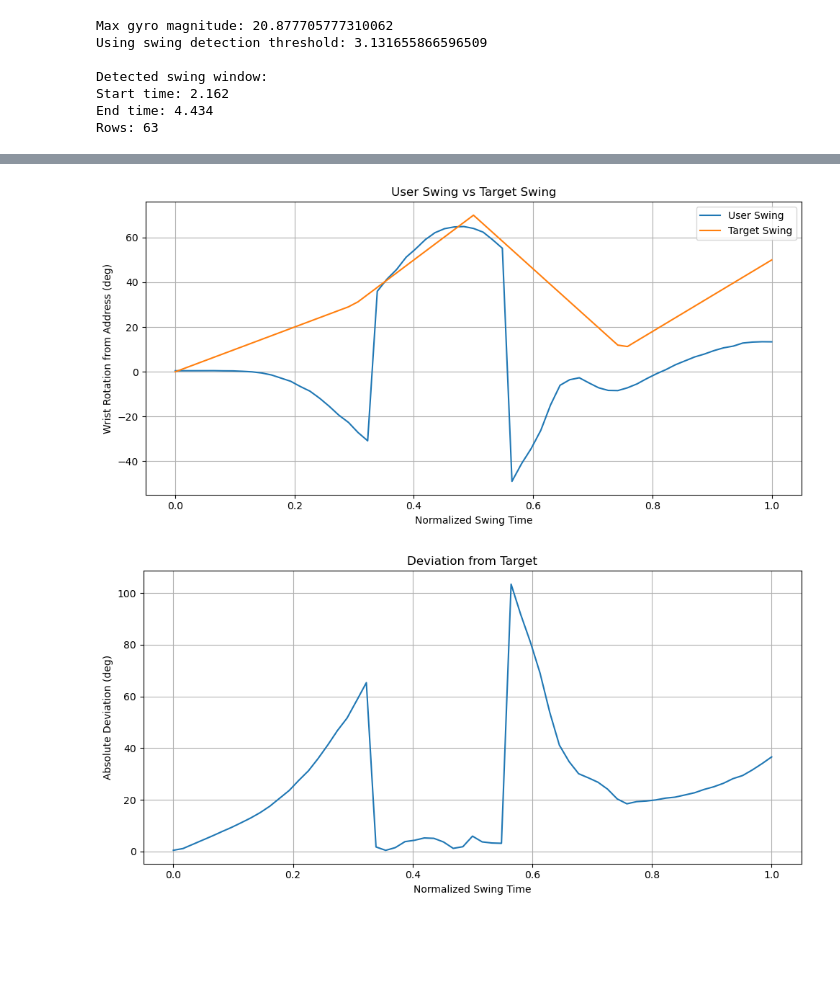
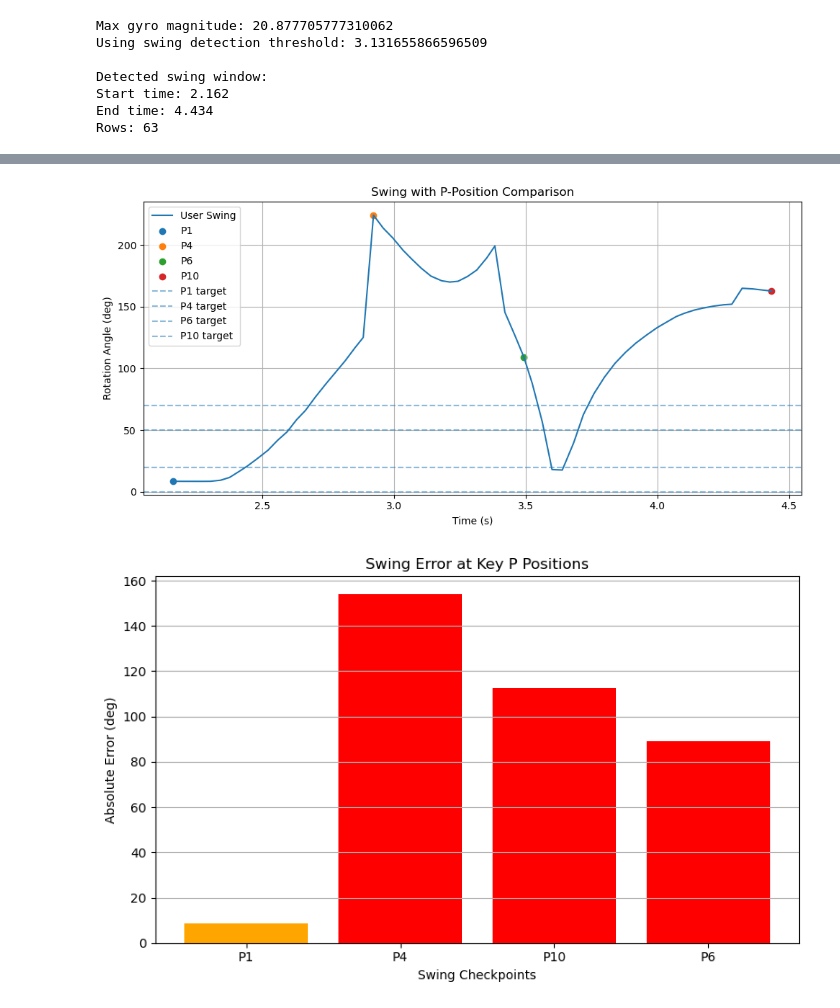
Before and after one commit to spearsbr/396-398_CSV_Visual_Swing, a Jupyter notebook: Graph_Swing_Trial.ipynb, the cells around one changed output, grey strips where cells are left out. Drawn from its saved outputs; the diff is of its cells as text; code cells hidden in the pictures; blank space fills up the shorter version.

```diff
--- a/Graph_Swing_Trial.ipynb
+++ b/Graph_Swing_Trial.ipynb
@@ -93,12 +90,16 @@ Time range: 0.0 to 4.979 seconds
 # %%
 # Step 2: Establish baseline from address
 
-# Assumes first 2 seconds are still at address
+# Use low-motion region to define P1 (address)
 
-baseline_df = df[df["time_s"] <= 2.0].copy()
+motion_threshold = 0.5  # rad/s (tune this)
+
+df["gyro_mag"] = np.sqrt(df["gx"]**2 + df["gy"]**2 + df["gz"]**2)
+
+baseline_df = df[(df["time_s"] <= 2.0) & (df["gyro_mag"] < motion_threshold)].copy()
 
 if len(baseline_df) == 0:
-    raise ValueError("No baseline data found in first 2.0 seconds.")
+    raise ValueError("No stable baseline data found in first 2.0 seconds.")
 
 q0 = normalize_quat([
     baseline_df["qw"].mean(),
@@ -107,6 +108,6 @@ q0 = normalize_quat([
     baseline_df["qz"].mean()
 ])
 
-print("\nBaseline quaternion:")
+print("\nBaseline quaternion (P1 reference):")
 print(q0)
 # %% [output]
@@ -130,9 +131,9 @@ df["rx"] = relative_quats[:, 1]
 df["ry"] = relative_quats[:, 2]
 df["rz"] = relative_quats[:, 3]
 # %%
-# Step 4: Compute total rotation angle
+# Step 4: Compute total rotation angle (relative to P1)
 
-df["angle_rad"] = np.arcsin(np.clip(df["rz"], -1.0, 1.0))
+df["angle_rad"] = 2 * np.arccos(np.clip(df["rw"], -1.0, 1.0))
 df["angle_deg"] = np.degrees(df["angle_rad"])
 
 # Step 5: Compute angular velocity magnitude
@@ -271,29 +346,59 @@ plt.show()
 # %%
-# Step 12: Plot user swing vs target
+# Step 12: Plot swing with P-position targets
 
 plt.figure(figsize=(10, 5))
-plt.plot(swing_df["t_norm"], swing_df["angle_deg"], label="User Swing")
-plt.plot(swing_df["t_norm"], swing_df["target_angle_deg"], label="Target Swing")
-plt.xlabel("Normalized Swing Time")
-plt.ylabel("Wrist Rotation from Address (deg)")
-plt.title("User Swing vs Target Swing")
+plt.plot(swing_df["time_s"], swing_df["angle_deg"], label="User Swing")
+
+# Plot P checkpoints
+plt.scatter(swing_df.loc[p1_idx, "time_s"], swing_df.loc[p1_idx, "angle_deg"], label="P1")
+plt.scatter(swing_df.loc[p4_idx, "time_s"], swing_df.loc[p4_idx, "angle_deg"], label="P4")
+
+if p6_idx is not None:
+    plt.scatter(swing_df.loc[p6_idx, "time_s"], swing_df.loc[p6_idx, "angle_deg"], label="P6")
+
+plt.scatter(swing_df.loc[p10_idx, "time_s"], swing_df.loc[p10_idx, "angle_deg"], label="P10")
+
+# Plot target angles as horizontal reference lines
+for p, data in P_TARGETS.items():
+    plt.axhline(data["angle"], linestyle="--", alpha=0.5, label=f"{p} target")
+
+plt.xlabel("Time (s)")
+plt.ylabel("Rotation Angle (deg)")
+plt.title("Swing with P-Position Comparison")
 plt.legend()
 plt.grid(True)
 plt.tight_layout()
 plt.show()
 # %% [output]
-[figure, old version]
+[figure, new version]
 # %%
-# Step 13: Plot deviation from target
+# Step 13: Plot checkpoint errors
 
-plt.figure(figsize=(10, 5))
-plt.plot(swing_df["t_norm"], swing_df["abs_deviation_deg"])
-plt.xlabel("Normalized Swing Time")
-plt.ylabel("Absolute Deviation (deg)")
-plt.title("Deviation from Target")
-plt.grid(True)
+p_labels = []
+p_error_vals = []
+
+for p, err in p_errors.items():
+    p_labels.append(p)
+    p_error_vals.append(abs(err))
+
+colors = []
+for err in p_error_vals:
+    if err < 5:
+        colors.append("green")
+    elif err < 10:
+        colors.append("orange")
+    else:
+        colors.append("red")
+
+plt.figure(figsize=(8, 5))
+plt.bar(p_labels, p_error_vals, color=colors)
+
+plt.xlabel("Swing Checkpoints")
+plt.ylabel("Absolute Error (deg)")
+plt.title("Swing Error at Key P Positions")
+plt.grid(axis="y")
 plt.tight_layout()
 plt.show()
 # %% [output]
-[figure, old version]
+[figure, new version]
 # %%
```
Also changed, not shown: parts of 11 cells of this notebook.
